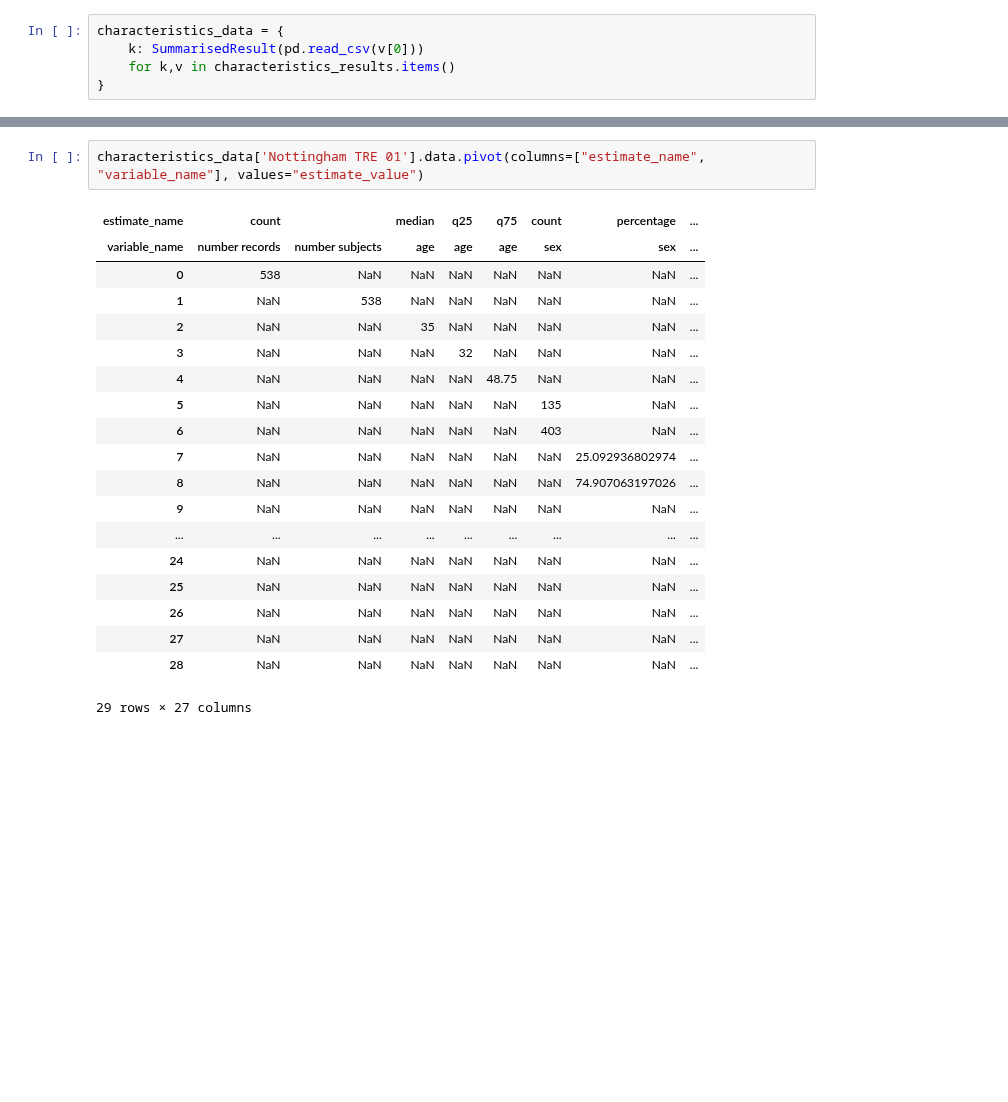
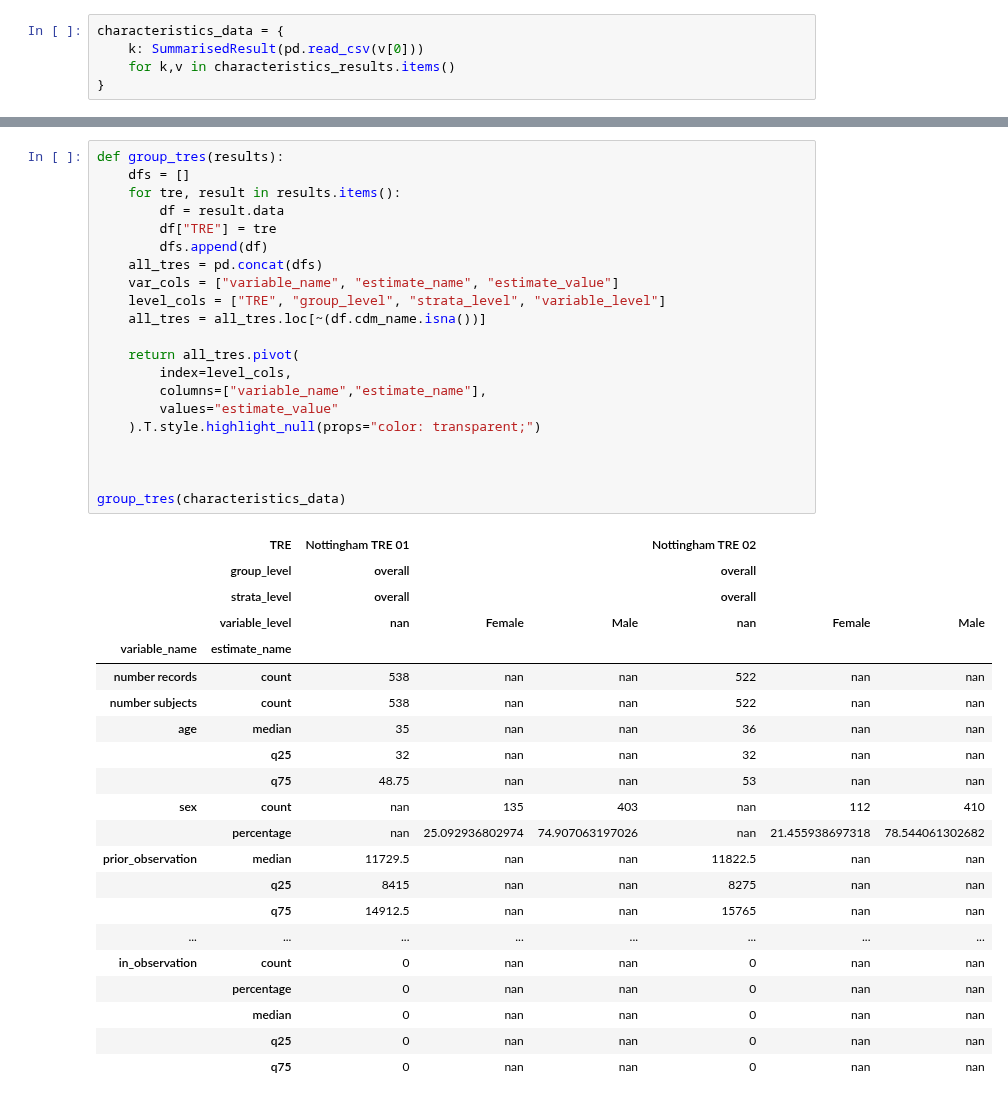
Before and after one commit to Health-Informatics-UoN/5s-TES-notebooks, a Jupyter notebook: Darwin-EU/running_tasks_with_python_client.ipynb, the cells around one changed output, grey strips where cells are left out. Cells and saved outputs as stored; diff of their text form; blank space fills up the shorter version.

```diff
--- a/Darwin-EU/running_tasks_with_python_client.ipynb
+++ b/Darwin-EU/running_tasks_with_python_client.ipynb
@@ -412,22 +408,43 @@ characteristics_data['Nottingham TRE 01'].data
-# %%
-characteristics_data['Nottingham TRE 01'].data.pivot(columns=["estimate_name", "variable_name"], values="estimate_value")
-# %% [output]
-| estimate_name | count |  | median | q25 | q75 | count | percentage | ... |
-| variable_name | number records | number subjects | age | age | age | sex | sex | ... |
-| 0 | 538 | NaN | NaN | NaN | NaN | NaN | NaN | ... |
-| 1 | NaN | 538 | NaN | NaN | NaN | NaN | NaN | ... |
-| 2 | NaN | NaN | 35 | NaN | NaN | NaN | NaN | ... |
-| 3 | NaN | NaN | NaN | 32 | NaN | NaN | NaN | ... |
-| 4 | NaN | NaN | NaN | NaN | 48.75 | NaN | NaN | ... |
-| 5 | NaN | NaN | NaN | NaN | NaN | 135 | NaN | ... |
-| 6 | NaN | NaN | NaN | NaN | NaN | 403 | NaN | ... |
-| 7 | NaN | NaN | NaN | NaN | NaN | NaN | 25.092936802974 | ... |
-| 8 | NaN | NaN | NaN | NaN | NaN | NaN | 74.907063197026 | ... |
-| 9 | NaN | NaN | NaN | NaN | NaN | NaN | NaN | ... |
-| ... | ... | ... | ... | ... | ... | ... | ... | ... |
-| 24 | NaN | NaN | NaN | NaN | NaN | NaN | NaN | ... |
-| 25 | NaN | NaN | NaN | NaN | NaN | NaN | NaN | ... |
-| 26 | NaN | NaN | NaN | NaN | NaN | NaN | NaN | ... |
-| 27 | NaN | NaN | NaN | NaN | NaN | NaN | NaN | ... |
-| 28 | NaN | NaN | NaN | NaN | NaN | NaN | NaN | ... |
-29 rows × 27 columns
+# %%
+def group_tres(results):
+    dfs = []
+    for tre, result in results.items():
+        df = result.data
+        df["TRE"] = tre
+        dfs.append(df)
+    all_tres = pd.concat(dfs)
+    var_cols = ["variable_name", "estimate_name", "estimate_value"]
+    level_cols = ["TRE", "group_level", "strata_level", "variable_level"]
+    all_tres = all_tres.loc[~(df.cdm_name.isna())]
+
+    return all_tres.pivot(
+        index=level_cols,
+        columns=["variable_name","estimate_name"],
+        values="estimate_value"
+    ).T.style.highlight_null(props="color: transparent;")
+
+
+
+group_tres(characteristics_data)
+# %% [output]
+|  | TRE | Nottingham TRE 01 |  |  | Nottingham TRE 02 |  |  |
+|  | group_level | overall |  |  | overall |  |  |
+|  | strata_level | overall |  |  | overall |  |  |
+|  | variable_level | nan | Female | Male | nan | Female | Male |
+| variable_name | estimate_name |  |  |  |  |  |  |
+| number records | count | 538 | nan | nan | 522 | nan | nan |
+| number subjects | count | 538 | nan | nan | 522 | nan | nan |
+| age | median | 35 | nan | nan | 36 | nan | nan |
+|  | q25 | 32 | nan | nan | 32 | nan | nan |
+|  | q75 | 48.75 | nan | nan | 53 | nan | nan |
+| sex | count | nan | 135 | 403 | nan | 112 | 410 |
+|  | percentage | nan | 25.092936802974 | 74.907063197026 | nan | 21.455938697318 | 78.544061302682 |
+| prior_observation | median | 11729.5 | nan | nan | 11822.5 | nan | nan |
+|  | q25 | 8415 | nan | nan | 8275 | nan | nan |
+|  | q75 | 14912.5 | nan | nan | 15765 | nan | nan |
+| ... | ... | ... | ... | ... | ... | ... | ... |
+| in_observation | count | 0 | nan | nan | 0 | nan | nan |
+|  | percentage | 0 | nan | nan | 0 | nan | nan |
+|  | median | 0 | nan | nan | 0 | nan | nan |
+|  | q25 | 0 | nan | nan | 0 | nan | nan |
+|  | q75 | 0 | nan | nan | 0 | nan | nan |
```
Also changed, not shown: parts of 4 cells of this notebook.
